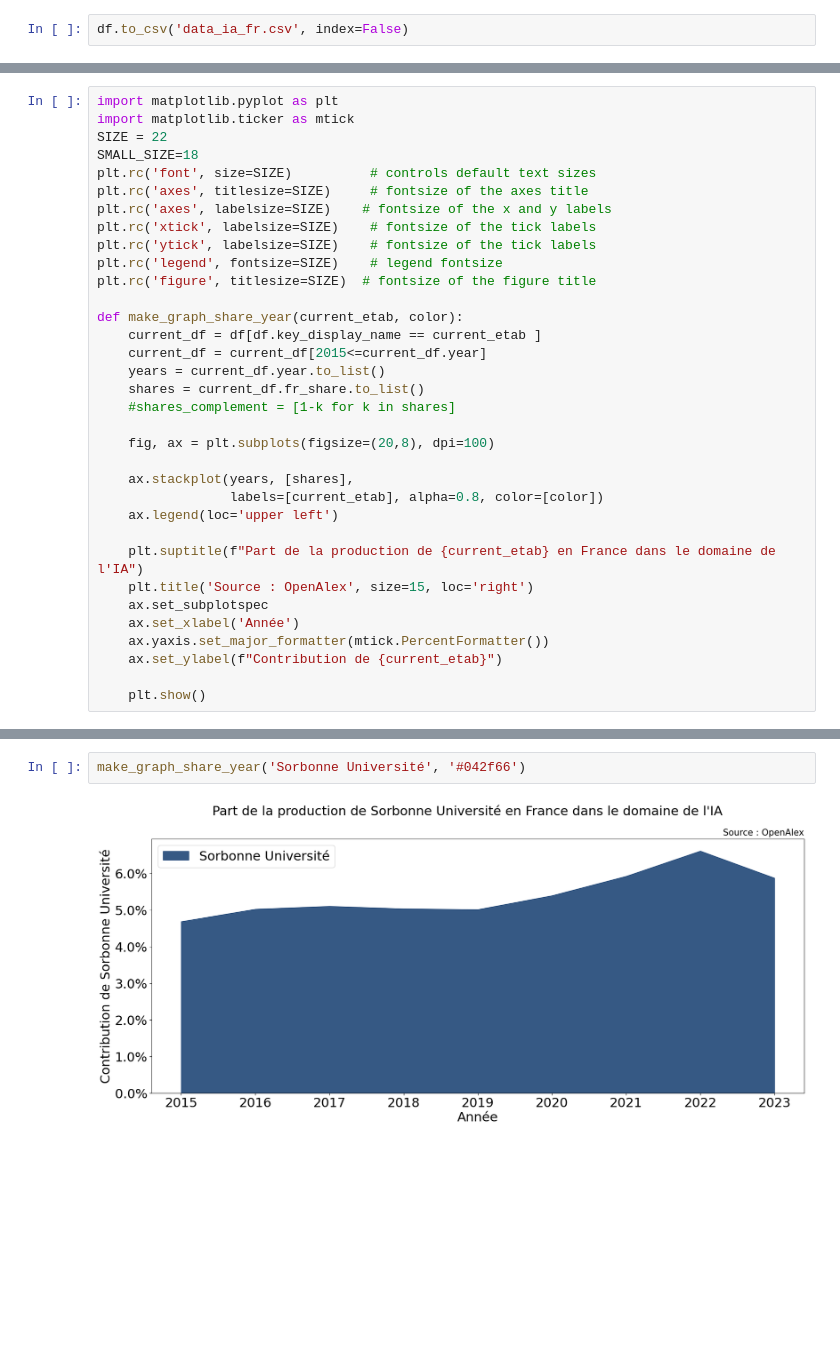
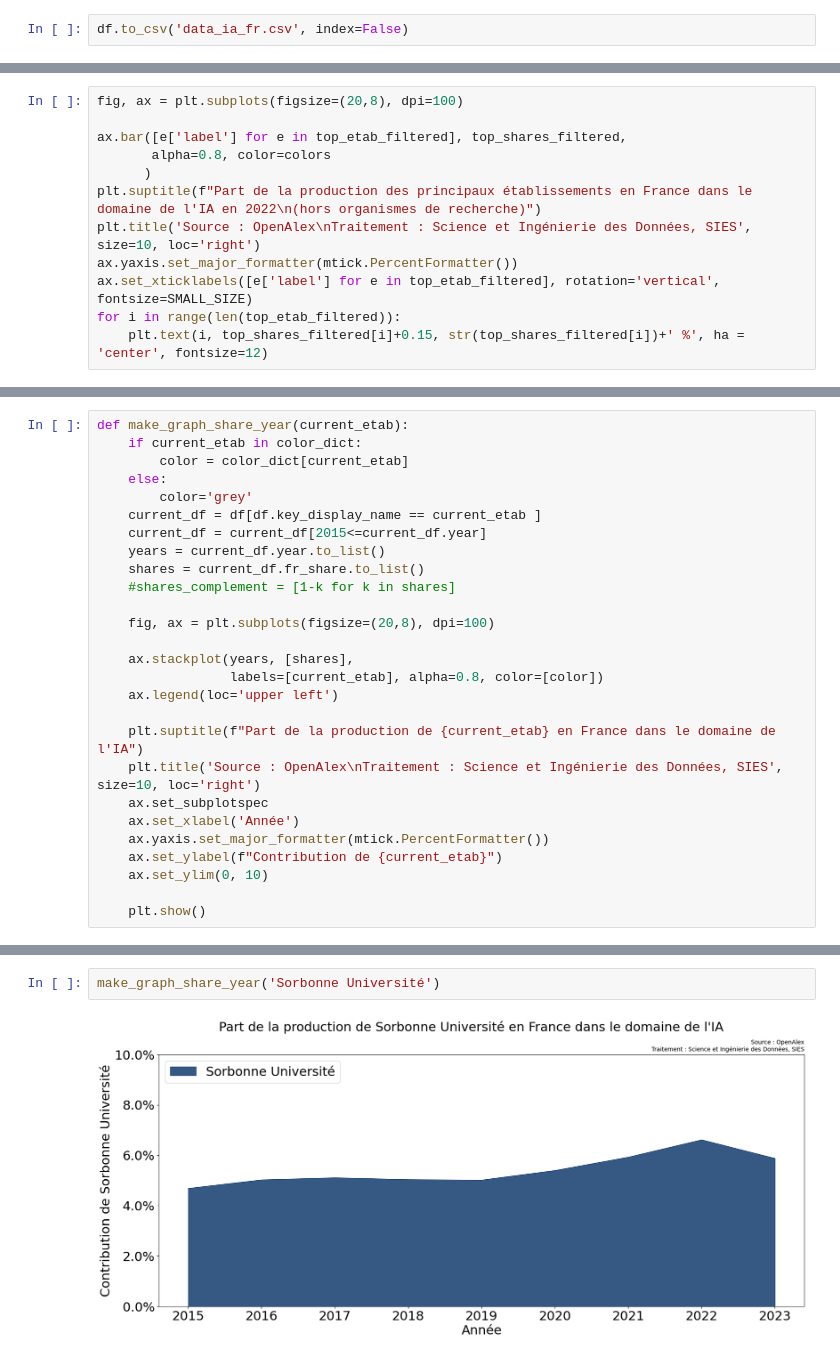
Before and after one commit to dataesr/ia-tracker, a Jupyter notebook: notebooks/OpenAlex.ipynb, the cells around one changed output, grey strips where cells are left out. Drawn from its saved outputs; the diff is of its cells as text; blank space fills up the shorter version.

Commit message:
more graphs

```diff
--- a/notebooks/OpenAlex.ipynb
+++ b/notebooks/OpenAlex.ipynb
@@ -43,0 +91,12 @@ df[df.key_display_name.apply(lambda x:'Azur' in x)]
+# %%
+fig, ax = plt.subplots(figsize=(20,8), dpi=100)
+
+ax.bar([e['label'] for e in top_etab_filtered], top_shares_filtered,
+       alpha=0.8, color=colors
+      )
+plt.suptitle(f"Part de la production des principaux établissements en France dans le domaine de l'IA en 2022\n(hors organismes de recherche)")
+plt.title('Source : OpenAlex\nTraitement : Science et Ingénierie des Données, SIES', size=10, loc='right')
+ax.yaxis.set_major_formatter(mtick.PercentFormatter())
+ax.set_xticklabels([e['label'] for e in top_etab_filtered], rotation='vertical', fontsize=SMALL_SIZE)
+for i in range(len(top_etab_filtered)):
+    plt.text(i, top_shares_filtered[i]+0.15, str(top_shares_filtered[i])+' %', ha = 'center', fontsize=12)
@@ -46,17 +112,9 @@ df[df.key_display_name.apply(lambda x:'Azur' in x)]
 # %%
-import matplotlib.pyplot as plt
-import matplotlib.ticker as mtick
-SIZE = 22
-SMALL_SIZE=18
-plt.rc('font', size=SIZE)          # controls default text sizes
-plt.rc('axes', titlesize=SIZE)     # fontsize of the axes title
-plt.rc('axes', labelsize=SIZE)    # fontsize of the x and y labels
-plt.rc('xtick', labelsize=SIZE)    # fontsize of the tick labels
-plt.rc('ytick', labelsize=SIZE)    # fontsize of the tick labels
-plt.rc('legend', fontsize=SIZE)    # legend fontsize
-plt.rc('figure', titlesize=SIZE)  # fontsize of the figure title
-
-def make_graph_share_year(current_etab, color):
+def make_graph_share_year(current_etab):
+    if current_etab in color_dict:
+        color = color_dict[current_etab]
+    else:
+        color='grey'
     current_df = df[df.key_display_name == current_etab ]
     current_df = current_df[2015<=current_df.year]
     years = current_df.year.to_list()
@@ -70,11 +128,12 @@ def make_graph_share_year(current_etab, color):
     ax.legend(loc='upper left')
 
     plt.suptitle(f"Part de la production de {current_etab} en France dans le domaine de l'IA")
-    plt.title('Source : OpenAlex', size=15, loc='right')
+    plt.title('Source : OpenAlex\nTraitement : Science et Ingénierie des Données, SIES', size=10, loc='right')
     ax.set_subplotspec
     ax.set_xlabel('Année')
     ax.yaxis.set_major_formatter(mtick.PercentFormatter())
     ax.set_ylabel(f"Contribution de {current_etab}")
+    ax.set_ylim(0, 10)
 
     plt.show()
 # %%
@@ -84,4 +143,4 @@ make_graph_share_year('University of Paris-Saclay', '#63003C')
 # %%
-make_graph_share_year('Sorbonne Université', '#042f66')
+make_graph_share_year('Sorbonne Université')
 # %% [output]
-[figure, old version]
+[figure, new version]
```
Also changed, not shown: parts of 21 cells of this notebook.
